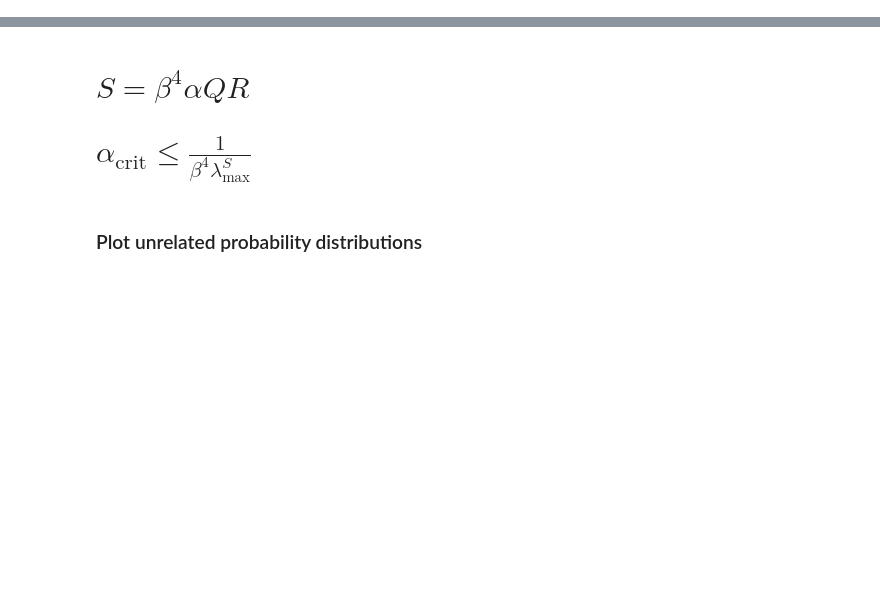
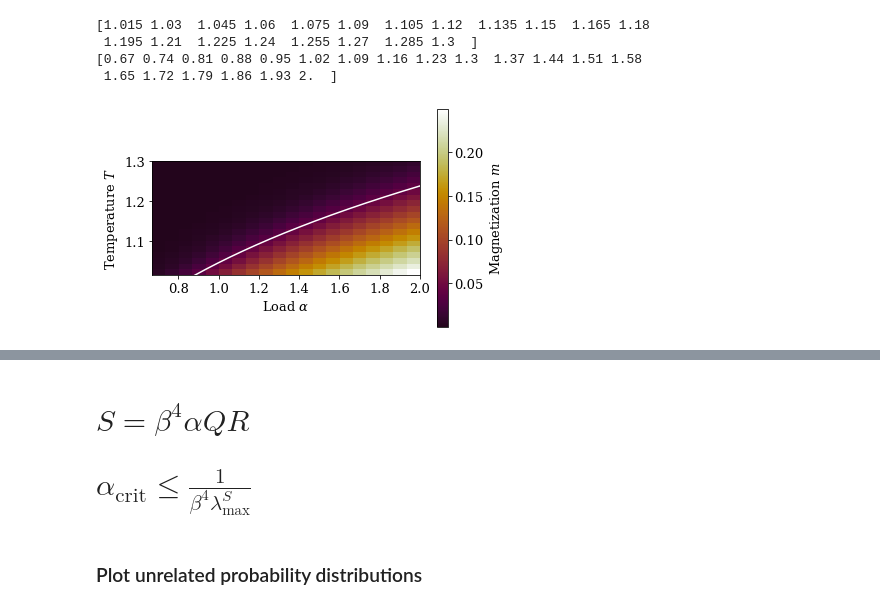
Before and after one commit to RobinTher/BM_fixed_point_iterations, a Jupyter notebook: Fixed_point_iterations.ipynb, the cells around one changed output, grey strips where cells are left out. Drawn from its saved outputs; the diff is of its cells as text; code cells hidden in the pictures; blank space fills up the shorter version.

```diff
--- a/Fixed_point_iterations.ipynb
+++ b/Fixed_point_iterations.ipynb
@@ -307,48 +414,77 @@ Analytical q:
+# %%
+n_beta = 20
+n_alpha = 20
+
+T_range = np.linspace(1.015, 1.3, num = n_beta, endpoint = True)
+print(T_range)
+
+alpha_range = np.linspace(0.67, 2, num = n_alpha, endpoint = True)
+print(alpha_range)
+# %% [output]
+[1.015 1.03  1.045 1.06  1.075 1.09  1.105 1.12  1.135 1.15  1.165 1.18
+ 1.195 1.21  1.225 1.24  1.255 1.27  1.285 1.3  ]
+[0.67 0.74 0.81 0.88 0.95 1.02 1.09 1.16 1.23 1.3  1.37 1.44 1.51 1.58
+ 1.65 1.72 1.79 1.86 1.93 2.  ]
 # %%
 n_normal_samples = 200000
 n_binary_samples = 2000000
-t = 20
+t = 10
 
+n_beta = 20
 n_alpha = 20
 
-q_comp_range = np.zeros(n_alpha)
-q_simp_range = np.zeros(n_alpha)
+q_range = np.zeros((n_beta, n_alpha))
+eigval_range = np.zeros(n_beta)
 
-beta = 1.2
+beta_s = 0
+beta = 0
 alpha = 0
+P_s = 2
 P = 2
-c = 0
+c = 0.1
 
 mat_cor = simple_mat_cor(P, c)
 
-iterator = Iterator(beta, alpha, mat_cor, P, n_normal_samples, n_binary_samples)
+iterator = Iterator(beta_s, beta, alpha, mat_cor, P_s, P, n_normal_samples, n_binary_samples)
 
-alpha_range = np.linspace(0.1, 2, num = n_alpha, endpoint = True)
+# T_range = np.linspace(1.0225, 1.45, num = n_beta, endpoint = True)
+# alpha_range = np.linspace(0.385, 2, num = n_alpha, endpoint = True)
 
-m_init = np.identity(P) # random_mat_cor(P)
-s_init = np.identity(P) # random_mat_cor(P)
-q_init = np.identity(P) # random_mat_cor(P)
+T_range = np.linspace(1.015, 1.3, num = n_beta, endpoint = True)
+alpha_range = np.linspace(0.67, 2, num = n_alpha, endpoint = True)
 
-for j, alpha in enumerate(alpha_range):
-    iterator.update_params(beta, alpha)
-    m, s, q = iterator.iterate(m_init, s_init, q_init, t, store_state = False)
-    q_comp_range[j] = np.max(m)
+m_init = np.eye(P_s, P) # random_mat_cor(P)
+s_init = np.eye(P) # random_mat_cor(P)
+q_init = np.eye(P) # random_mat_cor(P)
 
+for i, T in enumerate(T_range):
+    for j, alpha in enumerate(alpha_range):
+        iterator.update_params(1/T, 1/T, alpha)
+        m, s, q = iterator.iterate(m_init, s_init, q_init, t, store_state = False)
+        q_range[i, j] = np.mean(m)
 
-
-    q_simp_range[j]
+    d = np.squeeze(np.sum(iterator.p_M * iterator.spins_s_T * iterator.spins_s, axis = 0))[0, 1]
+    eigval = (P - 1)**2 * c*d + (P - 1) * (c + d) + 1
+    eigval_range[i] = eigval
 
 fontsize = 13
 
-plt.imshow(q_range, aspect = 2, origin = "lower", cmap = "viridis",
+plt.imshow(q_range, aspect = 2, origin = "lower", cmap = cmr.fall,
            extent = (np.min(alpha_range), np.max(alpha_range),
                      np.min(T_range), np.max(T_range)))
-plt.plot(T_range**4/eigval_range, T_range, color = "black")
+plt.plot(T_range**4/eigval_range, T_range, color = "white")
 plt.xlim(np.min(alpha_range), np.max(alpha_range))
-colorbar = plt.colorbar(ticks = [0, 1/2])
-colorbar.ax.set_yticklabels([0, 1/2], fontsize = fontsize)
+colorbar = plt.colorbar()
+colorbar.ax.tick_params(axis = "both", which = "minor", labelsize = fontsize)
+colorbar.ax.tick_params(axis = "both", which = "major", labelsize = fontsize)
+colorbar.set_label(r"Magnetization $m$", fontsize = fontsize)
 plt.xticks(fontsize = fontsize)
 plt.yticks(fontsize = fontsize)
-plt.xlabel(r"$\alpha$", fontsize = fontsize)
-plt.ylabel(r"$T$", fontsize = fontsize)
+plt.xlabel(r"Load $\alpha$", fontsize = fontsize)
+plt.ylabel(r"Temperature $T$", fontsize = fontsize)
 plt.show()
+
+with open("./Data/BM_phase_diagram_c=%.2f.npy" % c, "wb") as file:
+    np.save(file, q_range)
+# %% [output]
+[figure, added]
```
Also changed, not shown: parts of 10 cells of this notebook.
